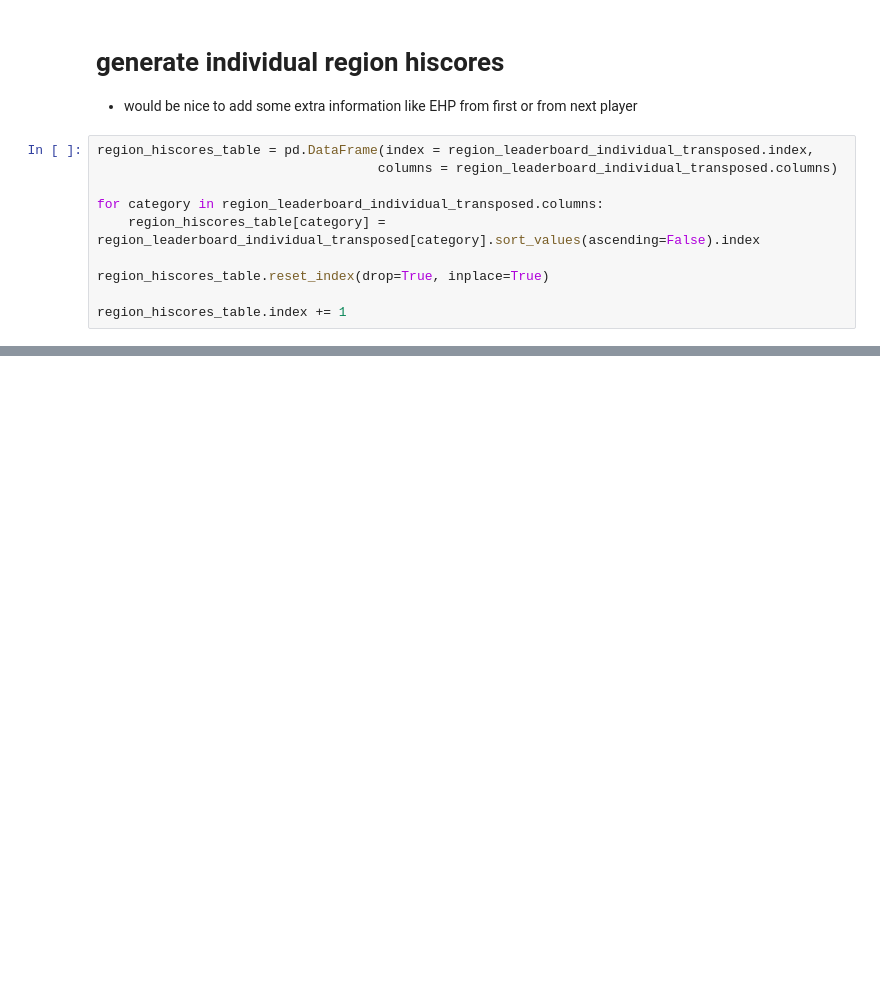
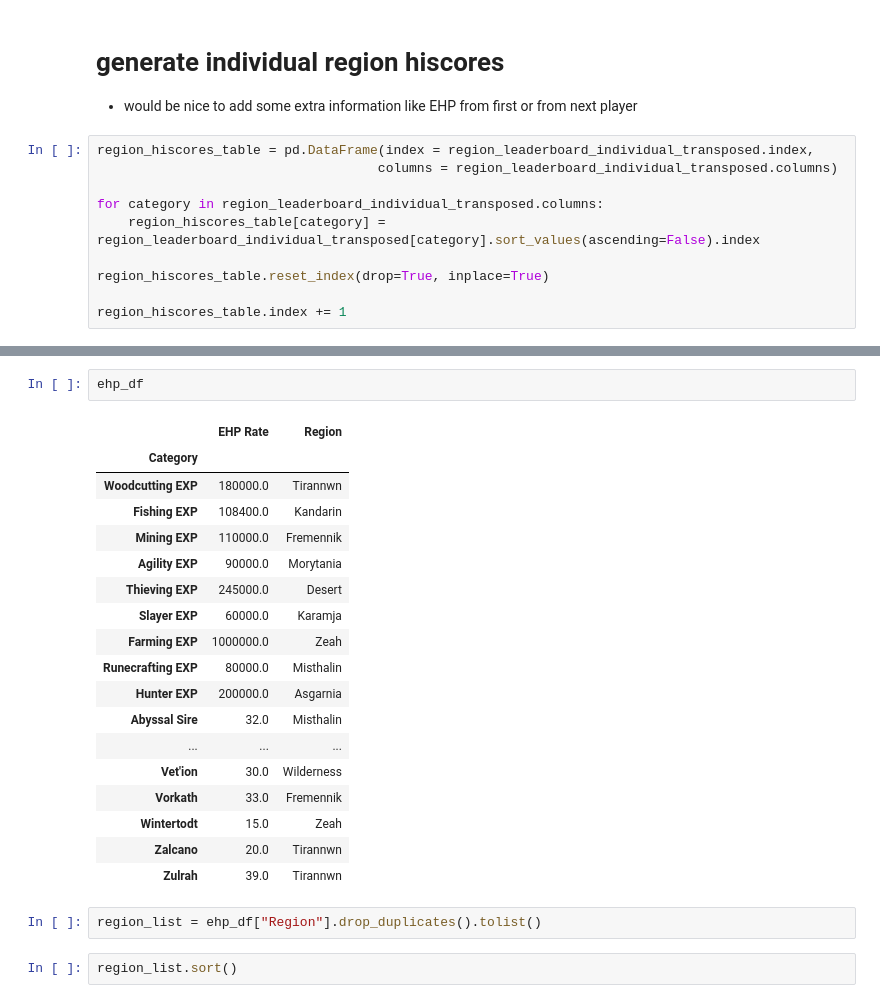
Before and after one commit to B-Loesch/KOTR, a Jupyter notebook: King_of_the_trails.ipynb, the cells around one changed output, grey strips where cells are left out. Drawn from its saved outputs; the diff is of its cells as text; blank space fills up the shorter version.

```diff
--- a/King_of_the_trails.ipynb
+++ b/King_of_the_trails.ipynb
@@ -401,3 +434,28 @@ region_hiscores_table
 | 46 | CmmandoSpork | Doc Beeb | Boarder21 | Odd_mobile | Jubnon | tits n rice | Doc Beeb | Key Concept | Doc Beeb | Chikitichina | ... |
 | 47 | wimen | Chikitichina | Kano wins | Doc Beeb | Iron My Cat | bowfabundy | CmmandoSpork | CmmandoSpork | Boarder21 | MrsWllw | ... |
 | 48 | Chikitichina | CmmandoSpork | Yungllef | Kobenaa | goethium | Boarder21 | Plssmissile | Im Folly | Azbirddog | Yungllef | ... |
+# %%
+ehp_df
+# %% [output]
+|  | EHP Rate | Region |
+| Category |  |  |
+| Woodcutting EXP | 180000.0 | Tirannwn |
+| Fishing EXP | 108400.0 | Kandarin |
+| Mining EXP | 110000.0 | Fremennik |
+| Agility EXP | 90000.0 | Morytania |
+| Thieving EXP | 245000.0 | Desert |
+| Slayer EXP | 60000.0 | Karamja |
+| Farming EXP | 1000000.0 | Zeah |
+| Runecrafting EXP | 80000.0 | Misthalin |
+| Hunter EXP | 200000.0 | Asgarnia |
+| Abyssal Sire | 32.0 | Misthalin |
+| ... | ... | ... |
+| Vet'ion | 30.0 | Wilderness |
+| Vorkath | 33.0 | Fremennik |
+| Wintertodt | 15.0 | Zeah |
+| Zalcano | 20.0 | Tirannwn |
+| Zulrah | 39.0 | Tirannwn |
+# %%
+region_list = ehp_df["Region"].drop_duplicates().tolist()
+# %%
+region_list.sort()
```
Also changed, not shown: parts of 7 cells of this notebook, 2 other files.
